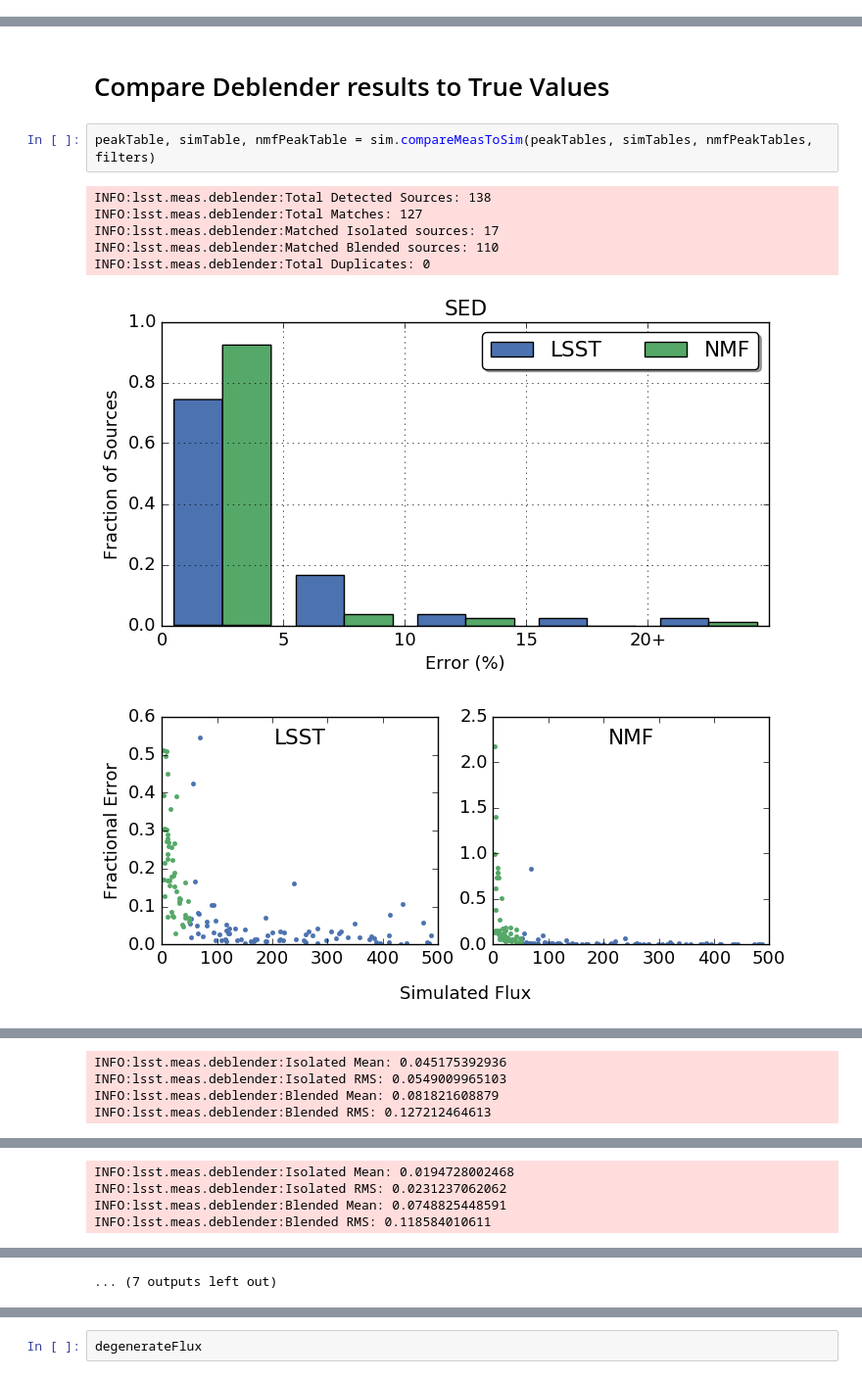
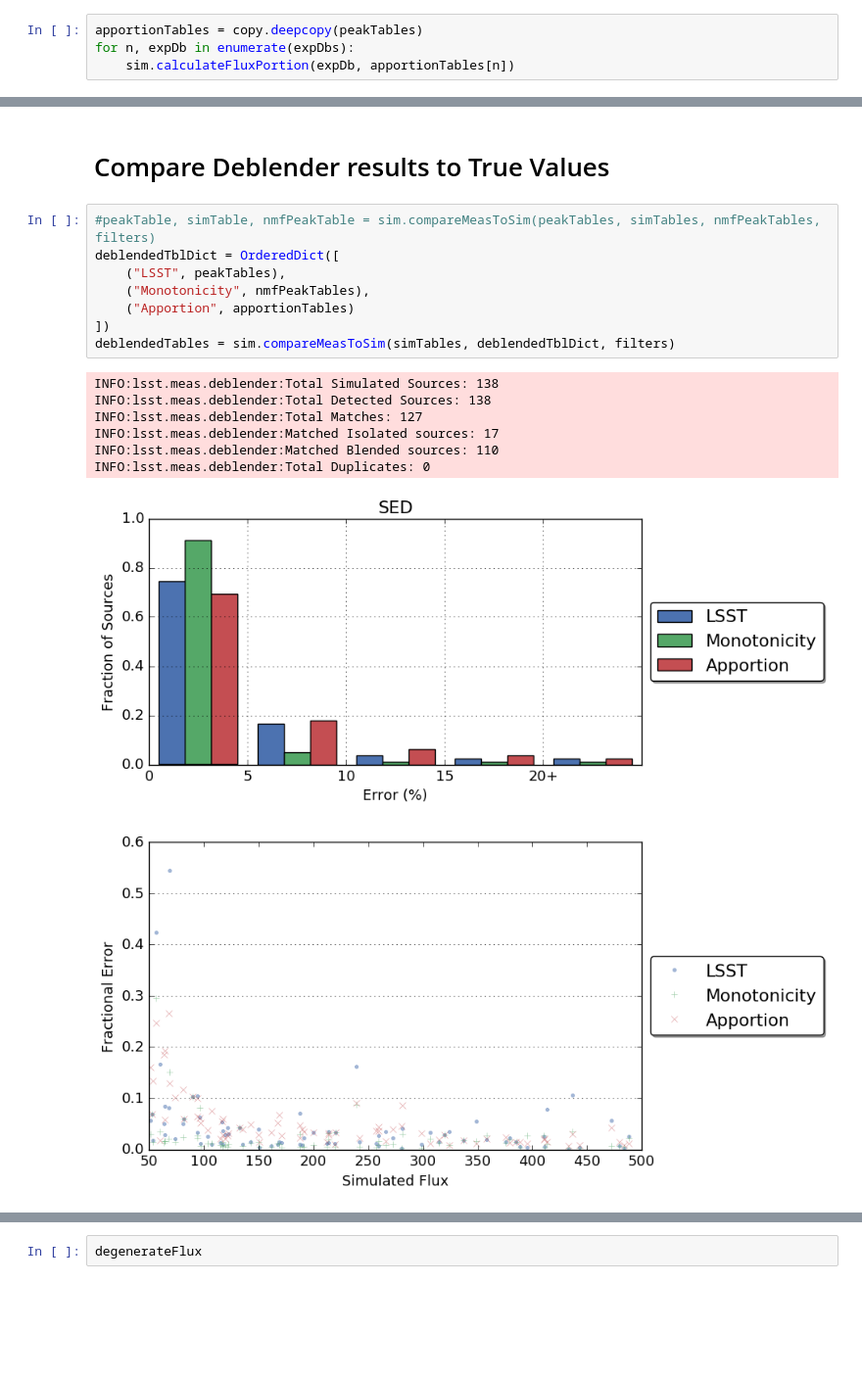
Before and after one commit to lsst/meas_deblender, a Jupyter notebook: examples/simDeblenderTest.ipynb, the cells around one changed output, grey strips where cells are left out. Shown: that part at 98% size. Drawn from its saved outputs; the diff is of its cells as text; blank space fills up the shorter version.

```diff
--- a/examples/simDeblenderTest.ipynb
+++ b/examples/simDeblenderTest.ipynb
@@ -108,3 +108,7 @@ constraints MMMMMMMMMMMMMMMMMMMMMMM
+# %%
+apportionTables = copy.deepcopy(peakTables)
+for n, expDb in enumerate(expDbs):
+    sim.calculateFluxPortion(expDb, apportionTables[n])
 # %%
 import lsst.meas.deblender.sim
 reload(lsst.meas.deblender.sim)
@@ -112,12 +120,19 @@ from lsst.meas.deblender import sim
 # %% [markdown]
 # Compare Deblender results to True Values
 # %%
-peakTable, simTable, nmfPeakTable = sim.compareMeasToSim(peakTables, simTables, nmfPeakTables, filters)
+#peakTable, simTable, nmfPeakTable = sim.compareMeasToSim(peakTables, simTables, nmfPeakTables, filters)
+deblendedTblDict = OrderedDict([
+    ("LSST", peakTables),
+    ("Monotonicity", nmfPeakTables),
+    ("Apportion", apportionTables)
+])
+deblendedTables = sim.compareMeasToSim(simTables, deblendedTblDict, filters)
 # %% [output]
+INFO:lsst.meas.deblender:Total Simulated Sources: 138
 INFO:lsst.meas.deblender:Total Detected Sources: 138
 INFO:lsst.meas.deblender:Total Matches: 127
 INFO:lsst.meas.deblender:Matched Isolated sources: 17
 INFO:lsst.meas.deblender:Matched Blended sources: 110
 INFO:lsst.meas.deblender:Total Duplicates: 0
-[figure, old version]
+[figure, new version]
-[figure, old version]
+[figure, new version]
@@ -127,4 +141,0 @@ INFO:lsst.meas.deblender:Total Duplicates: 0
-INFO:lsst.meas.deblender:Isolated Mean: 0.045175392936
-INFO:lsst.meas.deblender:Isolated RMS: 0.0549009965103
-INFO:lsst.meas.deblender:Blended Mean: 0.081821608879
-INFO:lsst.meas.deblender:Blended RMS: 0.127212464613
@@ -133,4 +143,0 @@ INFO:lsst.meas.deblender:Blended RMS: 0.127212464613
-INFO:lsst.meas.deblender:Isolated Mean: 0.0194728002468
-INFO:lsst.meas.deblender:Isolated RMS: 0.0231237062062
-INFO:lsst.meas.deblender:Blended Mean: 0.0748825448591
-INFO:lsst.meas.deblender:Blended RMS: 0.118584010611
@@ -139 +145,0 @@ INFO:lsst.meas.deblender:Blended RMS: 0.118584010611
-... (7 outputs left out)
```
Also changed, not shown: parts of 4 cells of this notebook, 1 other file.
